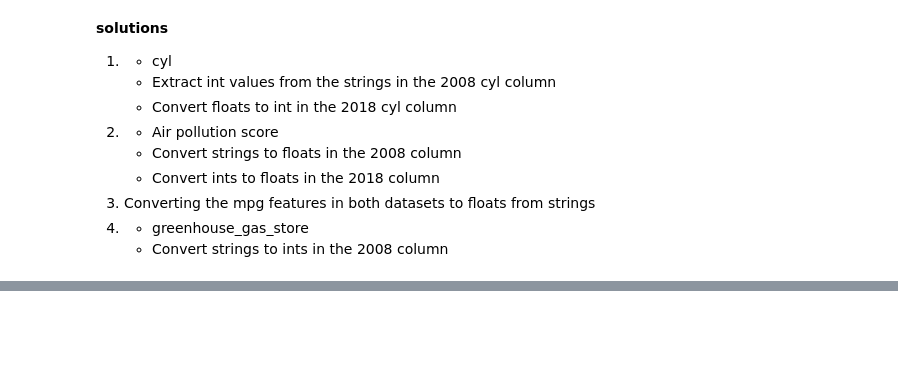
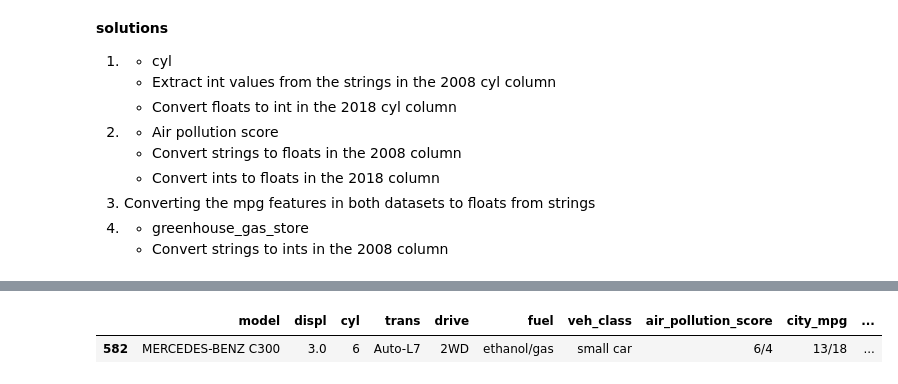
Before and after one commit to jumbamark/data_analysis, a Jupyter notebook: case_studies/second/fuel_economy.ipynb, the cells around one changed output, grey strips where cells are left out. Drawn from its saved outputs; the diff is of its cells as text; code cells hidden in the pictures; blank space fills up the shorter version.

```diff
--- a/case_studies/second/fuel_economy.ipynb
+++ b/case_studies/second/fuel_economy.ipynb
@@ -437,0 +510,7 @@ __solutions__
+# %%
+# getting all the hybrids in 2008
+hb_08 = df_08[df_08.fuel.str.contains('/')]
+hb_08
+# %% [output]
+|  | model | displ | cyl | trans | drive | fuel | veh_class | air_pollution_score | city_mpg | ... |
+| 582 | MERCEDES-BENZ C300 | 3.0 | 6 | Auto-L7 | 2WD | ethanol/gas | small car | 6/4 | 13/18 | ... |
```
Also changed, not shown: parts of 45 cells of this notebook, 6 other files.
